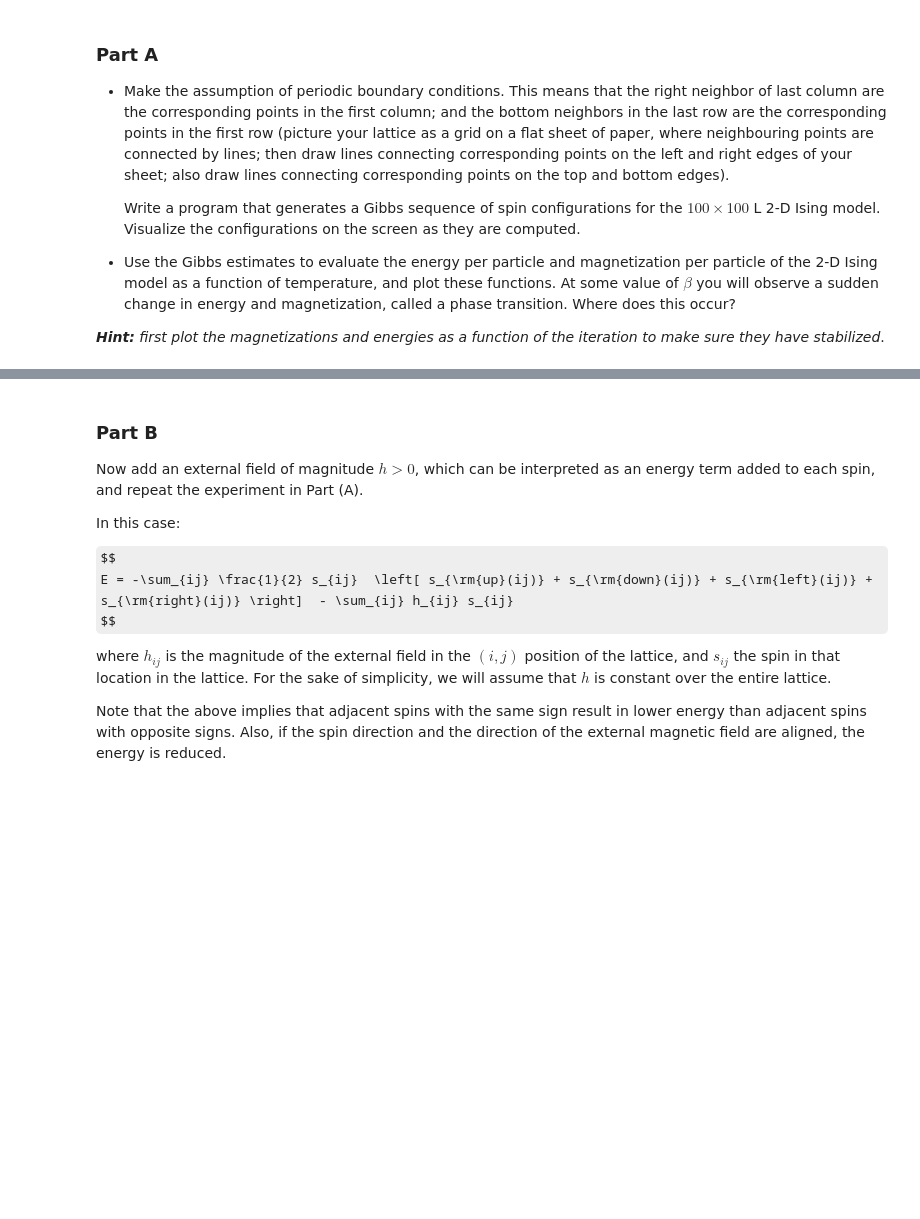
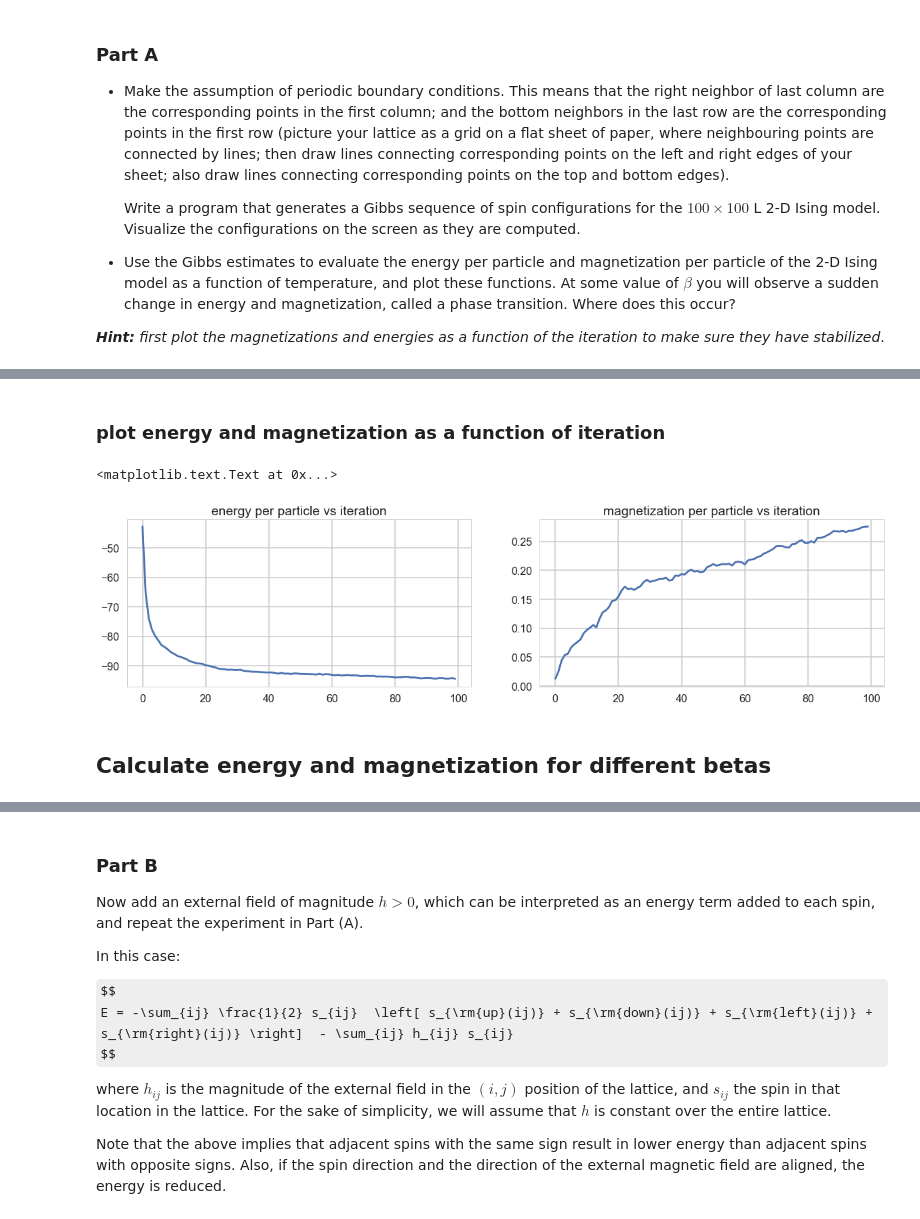
Before and after one commit to nikhilaravi/am207, a Jupyter notebook: Long_HW2_Nikhila_Ravi.ipynb, the cells around one changed output, grey strips where cells are left out. Cells and saved outputs as stored; diff of their text form; code cells hidden in the pictures; some formulas as TeX source; blank space fills up the shorter version.

```diff
--- a/Long_HW2_Nikhila_Ravi.ipynb
+++ b/Long_HW2_Nikhila_Ravi.ipynb
@@ -165,10 +106,0 @@ for i in range(1,5):
-# %%
-s = []
-e = []
-m = []
-btas = np.linspace(1,5, 20)
-for bta in btas:
-    samples, energies,magnetizations = gibbs(lattice, 1000, bta)
-    e.append(energies)
-    s.append(samples)
-    m.append(np.sum(magnetizations[::-10])/1000)
@@ -241,15 +190,0 @@ plt.plot(energies)
-# %%
-fig = plt.figure()
-temps = [0.1, 0.5, 1, 1.5, 2, 2.5, 5, 7, 9, 10]
-energies_temps = []
-fields_temps = []
-field = 2*np.random.binomial(1, 0.5, size=(100, 100)) -1
-for i, T in enumerate(temps):
-    print(T)
-    ax = fig.add_subplot(4,5,i+1)
-    final_field, energies = ising_gibbs(field, 1000, T, False)
-    fields_temps.append(final_field)
-    energies_temps.append(energies)
-    ax.set_title("Temp "+str(T))
-    axim = ax.imshow(final_field, vmin=-1, vmax=1,
-                             cmap=plt.cm.gray_r, interpolation='nearest')
@@ -284,0 +203,15 @@ plt.plot(temps, energies_final)
+# %% [markdown]
+###  plot energy and magnetization as a function of iteration
+# %%
+plt.figure(figsize=(20,10))
+plt.subplot(221)
+plt.plot(np.array(energies)/(100*2))
+plt.title('energy per particle vs iteration')
+plt.subplot(222)
+plt.plot(magnetizations)
+plt.title('magnetization per particle vs iteration')
+# %% [output]
+<matplotlib.text.Text at 0x...>
+[figure, added]
+# %% [markdown]
+## Calculate energy and magnetization for different betas
```
Also changed, not shown: parts of 36 cells of this notebook, 4 other files.
